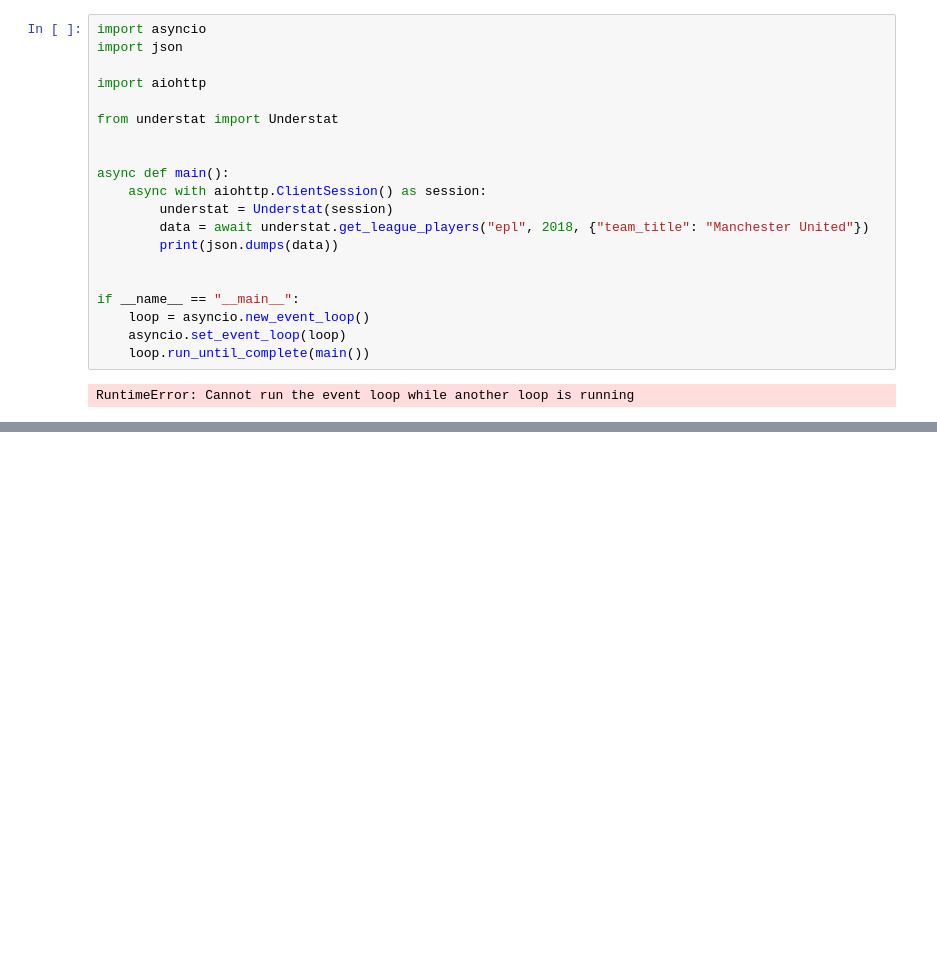
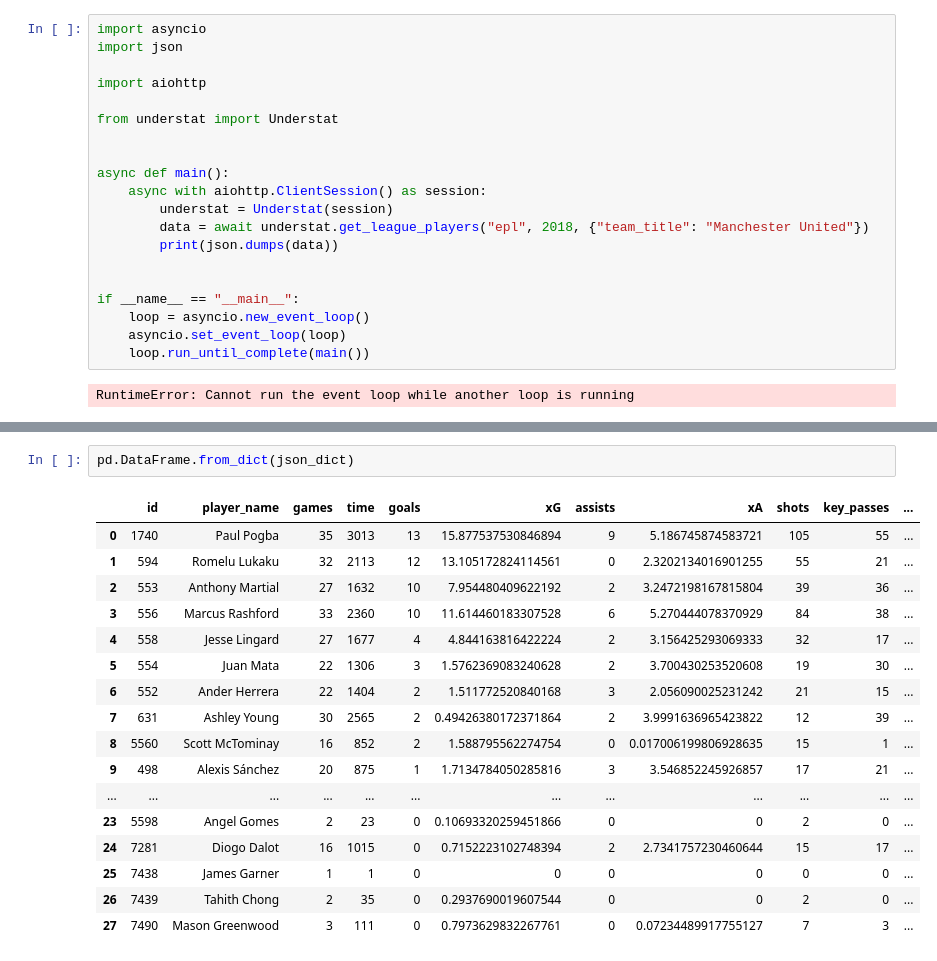
Before and after one commit to krawczyk071/statscrap, a Jupyter notebook: test.ipynb, the cells around one changed output, grey strips where cells are left out. Saved outputs shown, nothing was run; the diff lists cells and outputs as text; blank space fills up the shorter version.

```diff
--- a/test.ipynb
+++ b/test.ipynb
@@ -22,0 +44,20 @@ RuntimeError: Cannot run the event loop while another loop is running
+# %%
+pd.DataFrame.from_dict(json_dict)
+# %% [output]
+|  | id | player_name | games | time | goals | xG | assists | xA | shots | key_passes | ... |
+| 0 | 1740 | Paul Pogba | 35 | 3013 | 13 | 15.877537530846894 | 9 | 5.186745874583721 | 105 | 55 | ... |
+| 1 | 594 | Romelu Lukaku | 32 | 2113 | 12 | 13.105172824114561 | 0 | 2.3202134016901255 | 55 | 21 | ... |
+| 2 | 553 | Anthony Martial | 27 | 1632 | 10 | 7.954480409622192 | 2 | 3.2472198167815804 | 39 | 36 | ... |
+| 3 | 556 | Marcus Rashford | 33 | 2360 | 10 | 11.614460183307528 | 6 | 5.270444078370929 | 84 | 38 | ... |
+| 4 | 558 | Jesse Lingard | 27 | 1677 | 4 | 4.844163816422224 | 2 | 3.156425293069333 | 32 | 17 | ... |
+| 5 | 554 | Juan Mata | 22 | 1306 | 3 | 1.5762369083240628 | 2 | 3.700430253520608 | 19 | 30 | ... |
+| 6 | 552 | Ander Herrera | 22 | 1404 | 2 | 1.511772520840168 | 3 | 2.056090025231242 | 21 | 15 | ... |
+| 7 | 631 | Ashley Young | 30 | 2565 | 2 | 0.49426380172371864 | 2 | 3.9991636965423822 | 12 | 39 | ... |
+| 8 | 5560 | Scott McTominay | 16 | 852 | 2 | 1.588795562274754 | 0 | 0.017006199806928635 | 15 | 1 | ... |
+| 9 | 498 | Alexis Sánchez | 20 | 875 | 1 | 1.7134784050285816 | 3 | 3.546852245926857 | 17 | 21 | ... |
+| ... | ... | ... | ... | ... | ... | ... | ... | ... | ... | ... | ... |
+| 23 | 5598 | Angel Gomes | 2 | 23 | 0 | 0.10693320259451866 | 0 | 0 | 2 | 0 | ... |
+| 24 | 7281 | Diogo Dalot | 16 | 1015 | 0 | 0.7152223102748394 | 2 | 2.7341757230460644 | 15 | 17 | ... |
+| 25 | 7438 | James Garner | 1 | 1 | 0 | 0 | 0 | 0 | 0 | 0 | ... |
+| 26 | 7439 | Tahith Chong | 2 | 35 | 0 | 0.2937690019607544 | 0 | 0 | 2 | 0 | ... |
+| 27 | 7490 | Mason Greenwood | 3 | 111 | 0 | 0.7973629832267761 | 0 | 0.07234489917755127 | 7 | 3 | ... |
```
Also changed, not shown: parts of 3 cells of this notebook, 6 other files.
